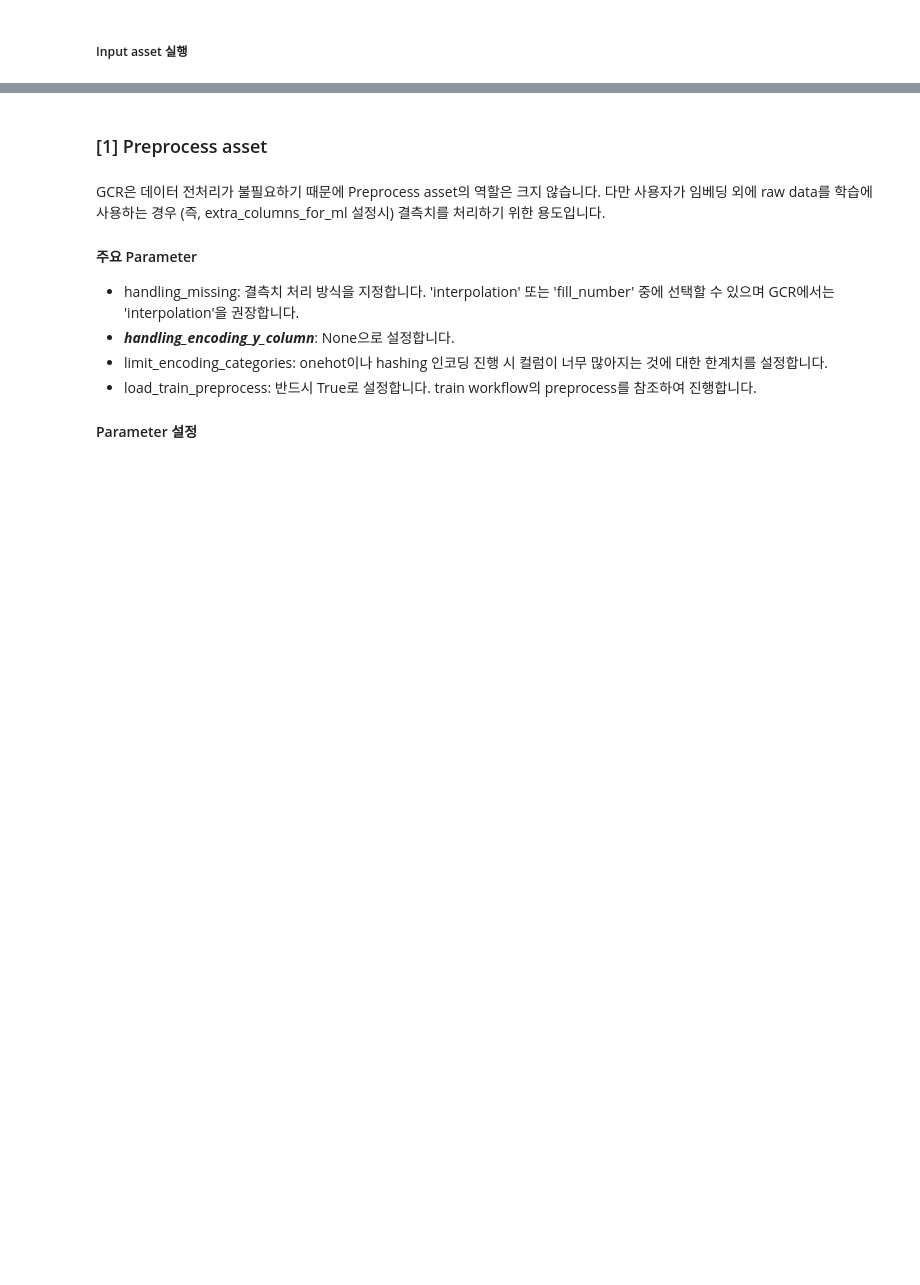
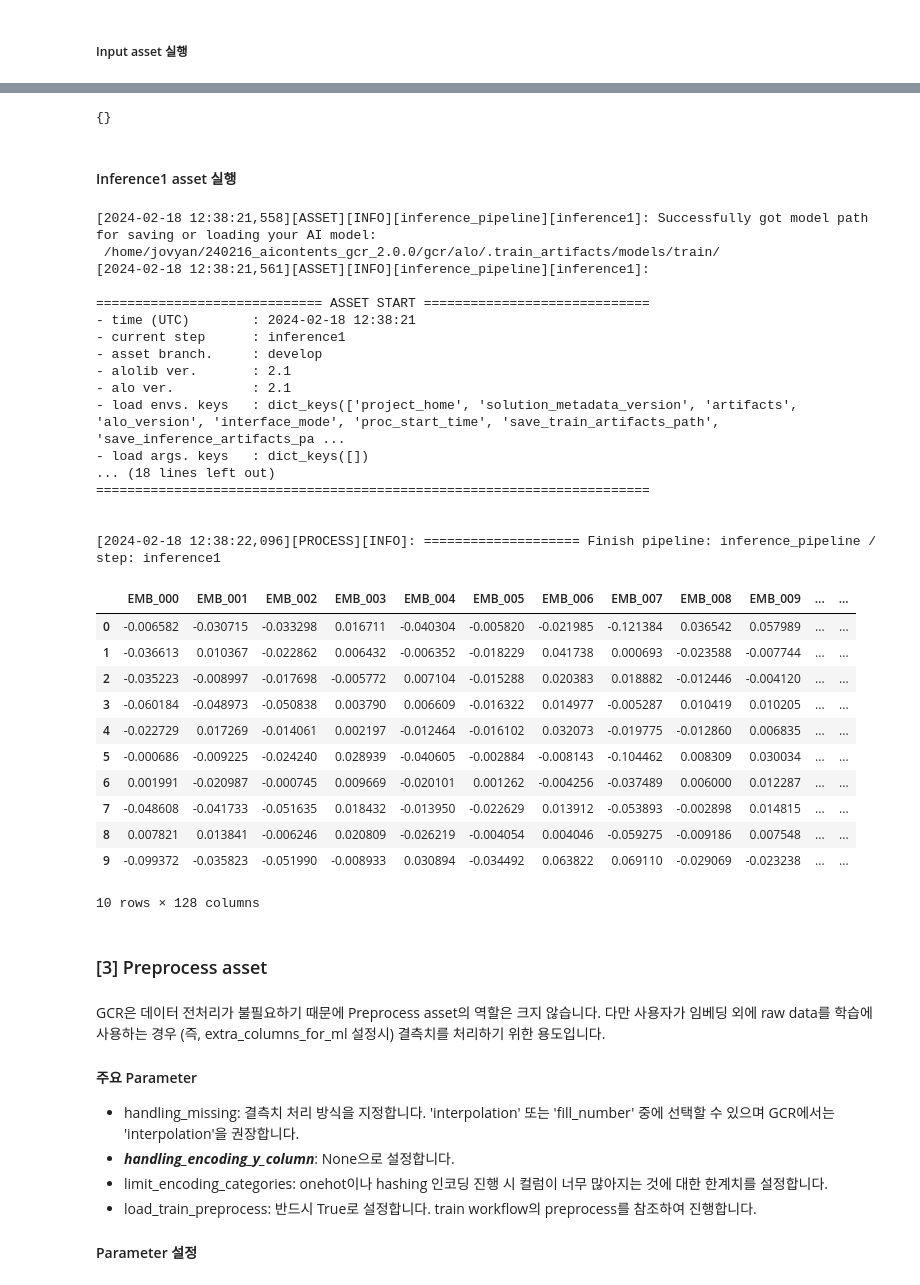
Before and after one commit to mellerikat-aicontents/Graph-powered-Classification-Regression, a Jupyter notebook: GCR_asset_run_template.ipynb, the cells around one changed output, grey strips where cells are left out. Saved outputs shown, nothing was run; the diff lists cells and outputs as text; code cells hidden in the pictures; blank space fills up the shorter version.

```diff
--- a/GCR_asset_run_template.ipynb
+++ b/GCR_asset_run_template.ipynb
@@ -308,0 +646,7 @@ train_asset_structure.data['dataframe'].head(10)
+# %%
+# GCR asset 순서에 따라 step 순서를 입력합니다. (input(0) - readiness(1) - train1(2) - preprocess(3) - train2(4) - output(5))
+step = 5
+alo.asset_structure = copy.deepcopy(train2_asset_structure)
+alo.asset_structure.args = alo.get_args(pipeline, step)
+
+alo.asset_structure.args
@@ -361,0 +851,5 @@ input_asset_structure.data['dataframe'].head(10)
+# %%
+readiness_asset_structure = run(step, pipeline, alo.asset_structure)
+
+# Readiness asset의 결과 dataframe은 readiness_asset_structure.data['dataframe']으로 확인할 수 있습니다.
+readiness_asset_structure.data['dataframe'].head(10)
@@ -362,5 +897,54 @@ input_asset_structure.data['dataframe'].head(10)
+# %%
+# GCR asset 순서에 따라 step 순서를 입력합니다. (input(0) - readiness (1) - inference1 (2) - preprocess(3) - inference2(4) - output(5))
+step = 2
+alo.asset_structure = copy.deepcopy(readiness_asset_structure)
+alo.asset_structure.args = alo.get_args(pipeline, step)
+
+# 아래 주석을 풀어 inference1 asset argument를 원하는 값으로 수정합니다.
+# asset_structure.args['x_columns'] = ['']
+alo.asset_structure.args
+# %% [output]
+{}
+# %% [markdown]
+#### Inference1 asset 실행
+# %%
+# asset 실행
+inference1_asset_structure=run(step, pipeline, alo.asset_structure)
+
+# inference1 asset의 결과 dataframe은 inference1_asset_structure.data['dataframe']으로 확인할 수 있습니다.
+inference1_asset_structure.data['dataframe'].head(10)
+# %% [output]
+[2024-02-18 12:38:21,558][ASSET][INFO][inference_pipeline][inference1]: Successfully got model path for saving or loading your AI model:
+ /home/jovyan/240216_aicontents_gcr_2.0.0/gcr/alo/.train_artifacts/models/train/
+[2024-02-18 12:38:21,561][ASSET][INFO][inference_pipeline][inference1]:
+
+============================= ASSET START =============================
+- time (UTC)        : 2024-02-18 12:38:21
+- current step      : inference1
+- asset branch.     : develop
+- alolib ver.       : 2.1
+- alo ver.          : 2.1
+- load envs. keys   : dict_keys(['project_home', 'solution_metadata_version', 'artifacts', 'alo_version', 'interface_mode', 'proc_start_time', 'save_train_artifacts_path', 'save_inference_artifacts_pa ...
+- load args. keys   : dict_keys([])
+... (18 lines left out)
+=======================================================================
+
+
+[2024-02-18 12:38:22,096][PROCESS][INFO]: ==================== Finish pipeline: inference_pipeline / step: inference1
+|  | EMB_000 | EMB_001 | EMB_002 | EMB_003 | EMB_004 | EMB_005 | EMB_006 | EMB_007 | EMB_008 | EMB_009 | ... | ... |
+| 0 | -0.006582 | -0.030715 | -0.033298 | 0.016711 | -0.040304 | -0.005820 | -0.021985 | -0.121384 | 0.036542 | 0.057989 | ... | ... |
+| 1 | -0.036613 | 0.010367 | -0.022862 | 0.006432 | -0.006352 | -0.018229 | 0.041738 | 0.000693 | -0.023588 | -0.007744 | ... | ... |
+| 2 | -0.035223 | -0.008997 | -0.017698 | -0.005772 | 0.007104 | -0.015288 | 0.020383 | 0.018882 | -0.012446 | -0.004120 | ... | ... |
+| 3 | -0.060184 | -0.048973 | -0.050838 | 0.003790 | 0.006609 | -0.016322 | 0.014977 | -0.005287 | 0.010419 | 0.010205 | ... | ... |
+| 4 | -0.022729 | 0.017269 | -0.014061 | 0.002197 | -0.012464 | -0.016102 | 0.032073 | -0.019775 | -0.012860 | 0.006835 | ... | ... |
+| 5 | -0.000686 | -0.009225 | -0.024240 | 0.028939 | -0.040605 | -0.002884 | -0.008143 | -0.104462 | 0.008309 | 0.030034 | ... | ... |
+| 6 | 0.001991 | -0.020987 | -0.000745 | 0.009669 | -0.020101 | 0.001262 | -0.004256 | -0.037489 | 0.006000 | 0.012287 | ... | ... |
+| 7 | -0.048608 | -0.041733 | -0.051635 | 0.018432 | -0.013950 | -0.022629 | 0.013912 | -0.053893 | -0.002898 | 0.014815 | ... | ... |
+| 8 | 0.007821 | 0.013841 | -0.006246 | 0.020809 | -0.026219 | -0.004054 | 0.004046 | -0.059275 | -0.009186 | 0.007548 | ... | ... |
+| 9 | -0.099372 | -0.035823 | -0.051990 | -0.008933 | 0.030894 | -0.034492 | 0.063822 | 0.069110 | -0.029069 | -0.023238 | ... | ... |
+10 rows × 128 columns
 # %% [markdown]
-### [1] Preprocess asset
+### [3] Preprocess asset
 # %% [markdown]
 GCR은 데이터 전처리가 불필요하기 때문에 Preprocess asset의 역할은 크지 않습니다. 다만 사용자가 임베딩 외에 raw data를 학습에 사용하는 경우 (즉, extra_columns_for_ml 설정시) 결측치를 처리하기 위한 용도입니다.
 #### 주요 Parameter
```
Also changed, not shown: parts of 65 cells of this notebook.
